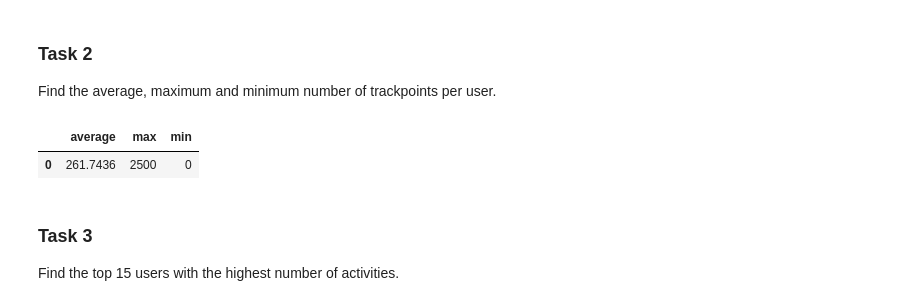
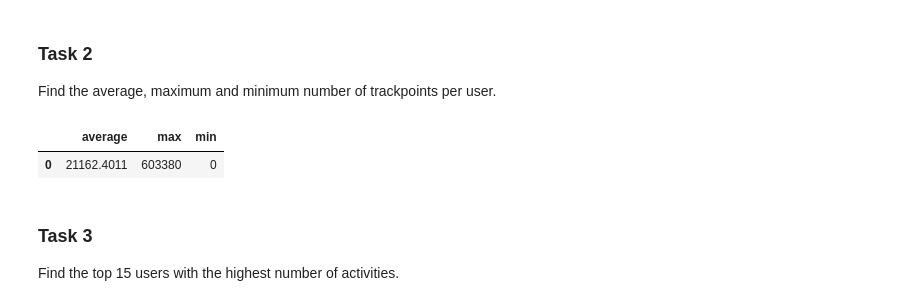
Before and after one commit to mathiasraa/tdt4225-mysql, a Jupyter notebook: notebooks/queries.ipynb, the cells around one changed output. Drawn from its saved outputs; the diff is of its cells as text; code cells hidden in the pictures.

```diff
--- a/notebooks/queries.ipynb
+++ b/notebooks/queries.ipynb
@@ -55,24 +52,29 @@ Find the average, maximum and minimum number of trackpoints per user.
 # %%
 query = """
     SELECT
-    AVG(count) AS average,
-    MAX(count) AS max,
-    MIN(count) AS min
+        AVG(trackpoint_count) AS average,
+        MAX(trackpoint_count) AS max,
+        MIN(trackpoint_count) AS min
+    FROM
+    (
+        SELECT
+            UserTable.Id AS user_id,
+            COUNT(TrackPointTable.Id) AS trackpoint_count
+        FROM UserTable
+        LEFT JOIN ActivityTable ON UserTable.Id = ActivityTable.user_id
+        LEFT JOIN TrackPointTable ON ActivityTable.Id = TrackPointTable.activity_id
+        GROUP BY UserTable.Id
+    ) AS UserTrackpointCount;
+"""
 
-    FROM
-    (SELECT user_id, COUNT(*) AS count
-    FROM TrackPointTable
-    JOIN ActivityTable ON TrackPointTable.activity_id = ActivityTable.id
-    GROUP BY user_id) AS TrackpointPerUser;
-"""
 
 cursor.execute(query)
 result = cursor.fetchall()
 result_df = pd.DataFrame(result, columns=['average', 'max', 'min'])
 result_df
 # %% [output]
 |  | average | max | min |
-| 0 | 261.7436 | 2500 | 0 |
+| 0 | 21162.4011 | 603380 | 0 |
 # %% [markdown]
 ### Task 3
 Find the top 15 users with the highest number of activities.
```
Also changed, not shown: parts of 20 cells of this notebook.
